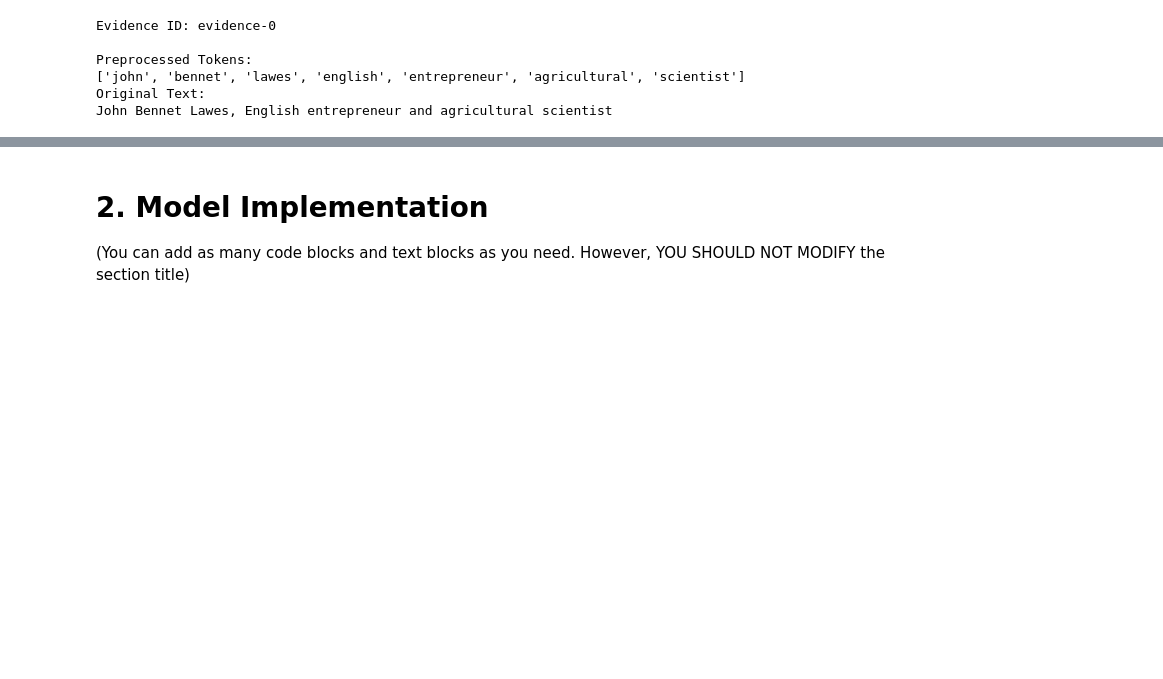
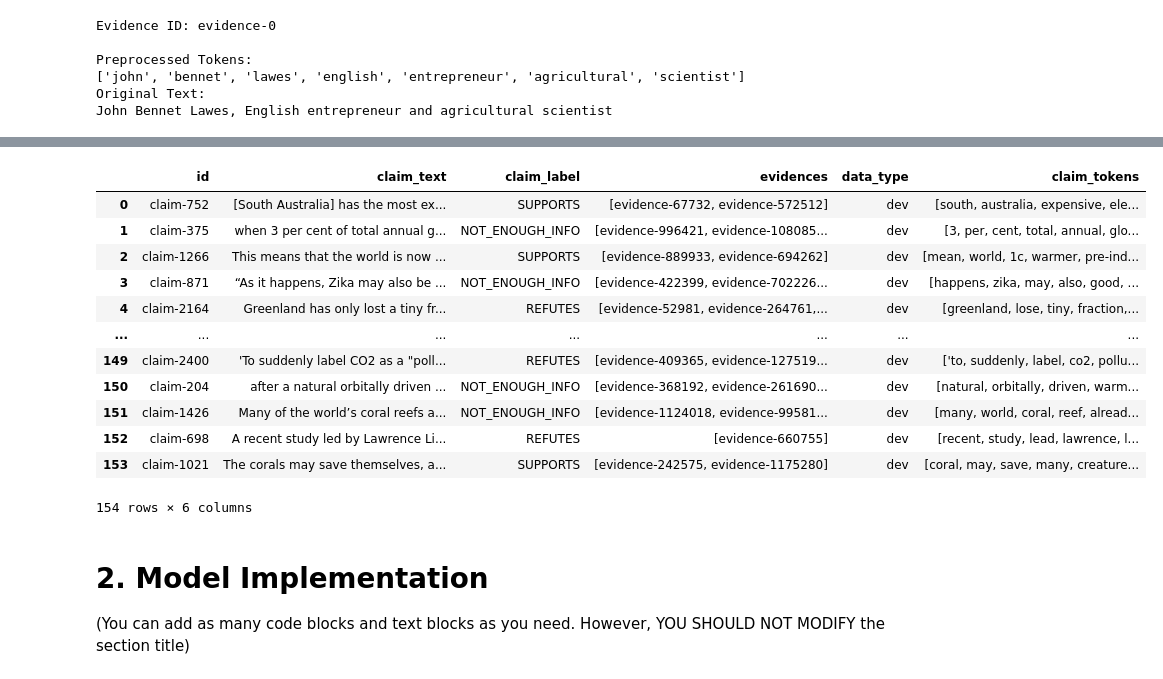
Before and after one commit to Nooob233/COMP90042_2025, a Jupyter notebook: code_files/ximingwan/GroupID__COMP90042_Project_2025.ipynb, the cells around one changed output, grey strips where cells are left out. Saved outputs shown, nothing was run; the diff lists cells and outputs as text; code cells hidden in the pictures; blank space fills up the shorter version.

```diff
--- a/code_files/ximingwan/GroupID__COMP90042_Project_2025.ipynb
+++ b/code_files/ximingwan/GroupID__COMP90042_Project_2025.ipynb
@@ -278,3 +297,19 @@ John Bennet Lawes, English entrepreneur and agricultural scientist
+# %%
+df_dev
+# %% [output]
+|  | id | claim_text | claim_label | evidences | data_type | claim_tokens |
+| 0 | claim-752 | [South Australia] has the most ex... | SUPPORTS | [evidence-67732, evidence-572512] | dev | [south, australia, expensive, ele... |
+| 1 | claim-375 | when 3 per cent of total annual g... | NOT_ENOUGH_INFO | [evidence-996421, evidence-108085... | dev | [3, per, cent, total, annual, glo... |
+| 2 | claim-1266 | This means that the world is now ... | SUPPORTS | [evidence-889933, evidence-694262] | dev | [mean, world, 1c, warmer, pre-ind... |
+| 3 | claim-871 | “As it happens, Zika may also be ... | NOT_ENOUGH_INFO | [evidence-422399, evidence-702226... | dev | [happens, zika, may, also, good, ... |
+| 4 | claim-2164 | Greenland has only lost a tiny fr... | REFUTES | [evidence-52981, evidence-264761,... | dev | [greenland, lose, tiny, fraction,... |
+| ... | ... | ... | ... | ... | ... | ... |
+| 149 | claim-2400 | 'To suddenly label CO2 as a "poll... | REFUTES | [evidence-409365, evidence-127519... | dev | ['to, suddenly, label, co2, pollu... |
+| 150 | claim-204 | after a natural orbitally driven ... | NOT_ENOUGH_INFO | [evidence-368192, evidence-261690... | dev | [natural, orbitally, driven, warm... |
+| 151 | claim-1426 | Many of the world’s coral reefs a... | NOT_ENOUGH_INFO | [evidence-1124018, evidence-99581... | dev | [many, world, coral, reef, alread... |
+| 152 | claim-698 | A recent study led by Lawrence Li... | REFUTES | [evidence-660755] | dev | [recent, study, lead, lawrence, l... |
+| 153 | claim-1021 | The corals may save themselves, a... | SUPPORTS | [evidence-242575, evidence-1175280] | dev | [coral, may, save, many, creature... |
+154 rows × 6 columns
 # %% [markdown]
 # 2. Model Implementation
 (You can add as many code blocks and text blocks as you need. However, YOU SHOULD NOT MODIFY the section title)
```
Also changed, not shown: parts of 2 cells of this notebook.
